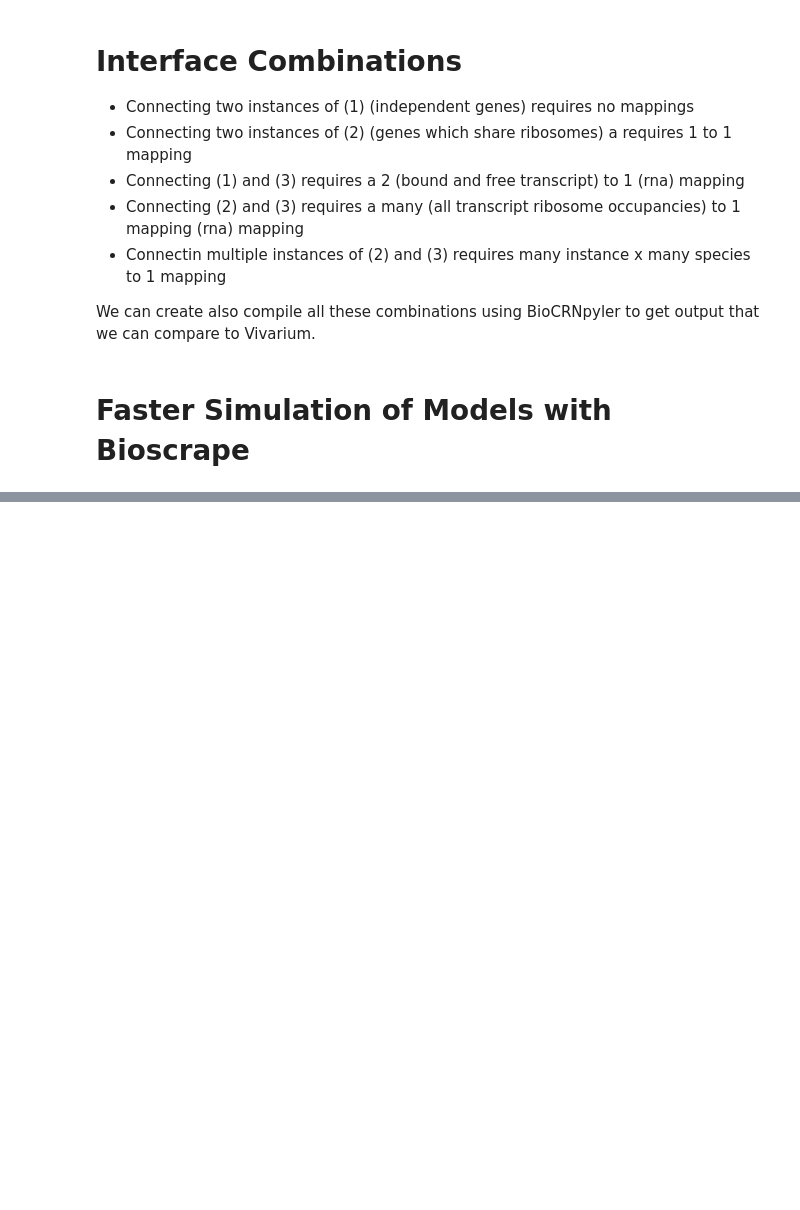
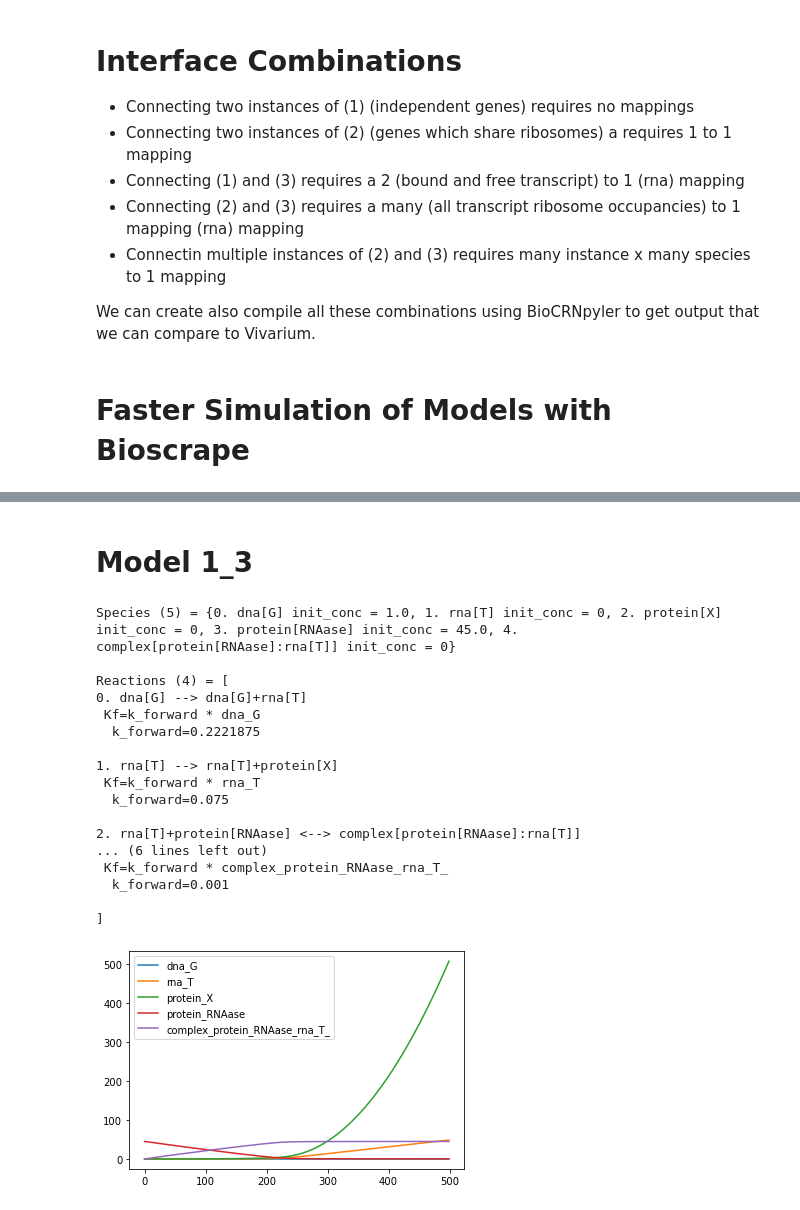
Before and after one commit to vivarium-collective/vivarium-bioscrape, a Jupyter notebook: Notebooks/Example Models.ipynb, the cells around one changed output, grey strips where cells are left out. Drawn from its saved outputs; the diff is of its cells as text; code cells hidden in the pictures; blank space fills up the shorter version.

Commit message:
Finished add_model and add_connection and tested the results

```diff
--- a/Notebooks/Example Models.ipynb
+++ b/Notebooks/Example Models.ipynb
@@ -246 +260,58 @@ starting simulation
 [figure]
+# %% [markdown]
+# Model 1_3
+# %%
+%matplotlib inline
+#Create Species
+rna = Species("T", material_type = "rna")
+rnaase = Species("RNAase", material_type = "protein")
+
+#Create Mechanisms
+mech_tx = SimpleTranscription()
+mech_tl = SimpleTranslation()
+mech_deg = Degredation_mRNA_MM(rnaase)
+
+#Create Mixture
+M = Mixture(name = "e coli", parameter_file = "default_parameters.txt")
+M.add_mechanism(mech_tx)
+M.add_mechanism(mech_tl)
+M.add_mechanism(mech_deg)
+
+#Create DNAassembly
+G = DNAassembly("G", rbs = "medium", promoter = "medium", transcript = rna, protein = "X", initial_conc = 1.0)
+M.add_component(G)
+
+#Compile the CRN
+CRN = M.compile_crn()
+print(CRN.pretty_print(show_keys = False))
+CRN.write_sbml_file("model1_3.xml", for_bioscrape = True)
+
+#Simulate with Bioscrape (slow)
+timepoints = np.arange(0, 500, 1)
+R = CRN.simulate_with_bioscrape_via_sbml(timepoints)
+
+#Plot all species
+for s in CRN.species:
+    plt.plot(timepoints, R[str(s)], label = str(s))
+
+plt.legend()
+plt.show()
+# %% [output]
+Species (5) = {0. dna[G] init_conc = 1.0, 1. rna[T] init_conc = 0, 2. protein[X] init_conc = 0, 3. protein[RNAase] init_conc = 45.0, 4. complex[protein[RNAase]:rna[T]] init_conc = 0}
+
+Reactions (4) = [
+0. dna[G] --> dna[G]+rna[T]
+ Kf=k_forward * dna_G
+  k_forward=0.2221875
+
+1. rna[T] --> rna[T]+protein[X]
+ Kf=k_forward * rna_T
+  k_forward=0.075
+
+2. rna[T]+protein[RNAase] <--> complex[protein[RNAase]:rna[T]]
+... (6 lines left out)
+ Kf=k_forward * complex_protein_RNAase_rna_T_
+  k_forward=0.001
+
+]
+[figure, added]
```
Also changed, not shown: parts of 4 cells of this notebook, 7 other files.
